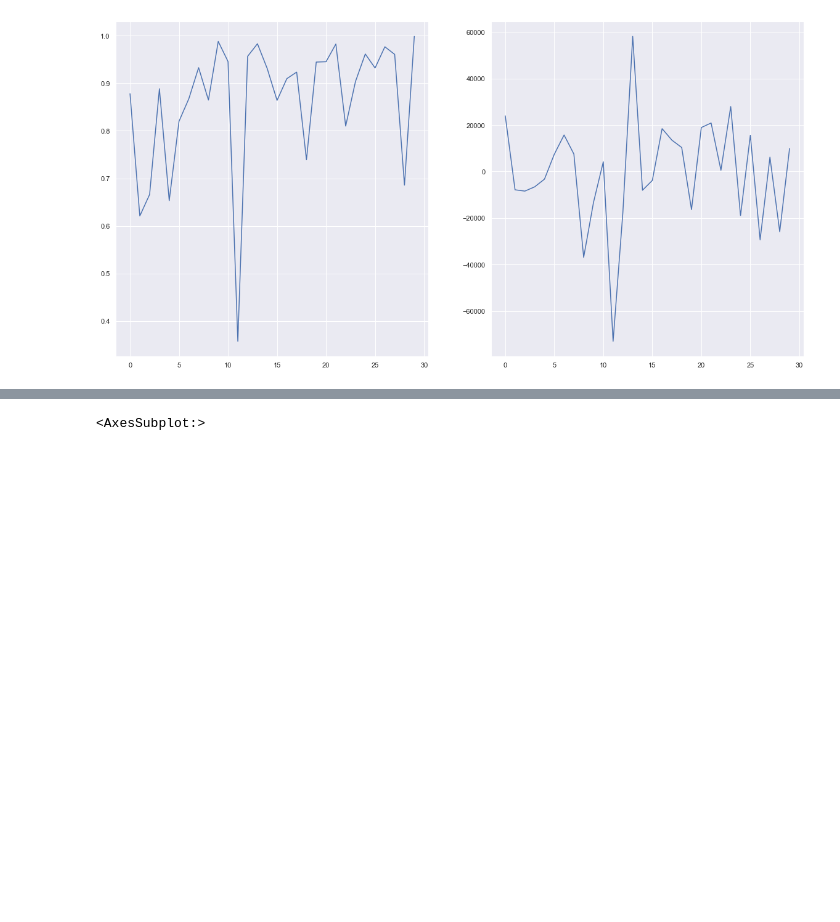
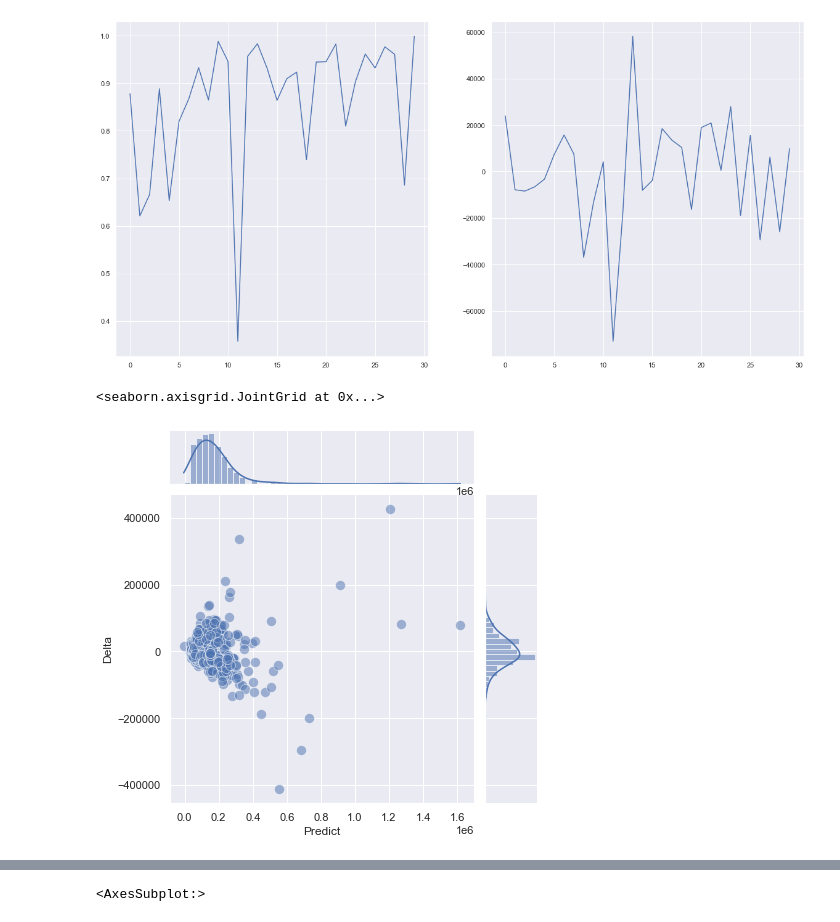
Before and after one commit to Jorge-Montenegro/TFM, a Jupyter notebook: TFM.ipynb, the cells around one changed output, grey strips where cells are left out. Saved outputs shown, nothing was run; the diff lists cells and outputs as text; code cells hidden in the pictures; blank space fills up the shorter version.

```diff
--- a/TFM.ipynb
+++ b/TFM.ipynb
@@ -119,3 +253,8 @@ data.groupby(['Program'])['Visits'].sum().reset_index().sort_values('Visits', as
 | 15 | Social | 5 |
 | 8 | Microsite | 1 |
 | 16 | Video Advertising | 1 |
+# %%
+#Let's grouped by Week and expand the Program Features but also this is going to be a subset
+#Additionally, we have add to Categorical Variables which explain when Black Friday and Cyber Monday takes placed
+data = dataframe_preparation(data)
+data.head(10)
@@ -485,6 +640,20 @@ ax[1].plot(range(len(biass)), biass)
 # %% [output]
 [<matplotlib.lines.Line2D at 0x...>]
 [figure]
+# %%
+dfr = pd.DataFrame()
+dfr['Real'] = data.iloc[:,-1].values
+dfr['Predict'] = LR.predict(data.iloc[:,0:-1])
+dfr['Delta'] = dfr['Real'] - dfr['Predict']
+# %%
+#1.- It has a high density of points close to the origin and a low density of points away from the origin
+#2.- It is symmetric about the origin
+g = sns.JointGrid(data=dfr, x='Predict', y='Delta')
+g.plot_joint(sns.scatterplot, s=100, alpha=.5)
+g.plot_marginals(sns.histplot, kde=True)
+# %% [output]
+<seaborn.axisgrid.JointGrid at 0x...>
+[figure, added]
 # %%
 RFR = RandomForestRegressor(n_estimators = 100, criterion = 'mae', bootstrap = False)
 RFR.fit(X_train,y_train)
```
Also changed, not shown: parts of 18 cells of this notebook.
